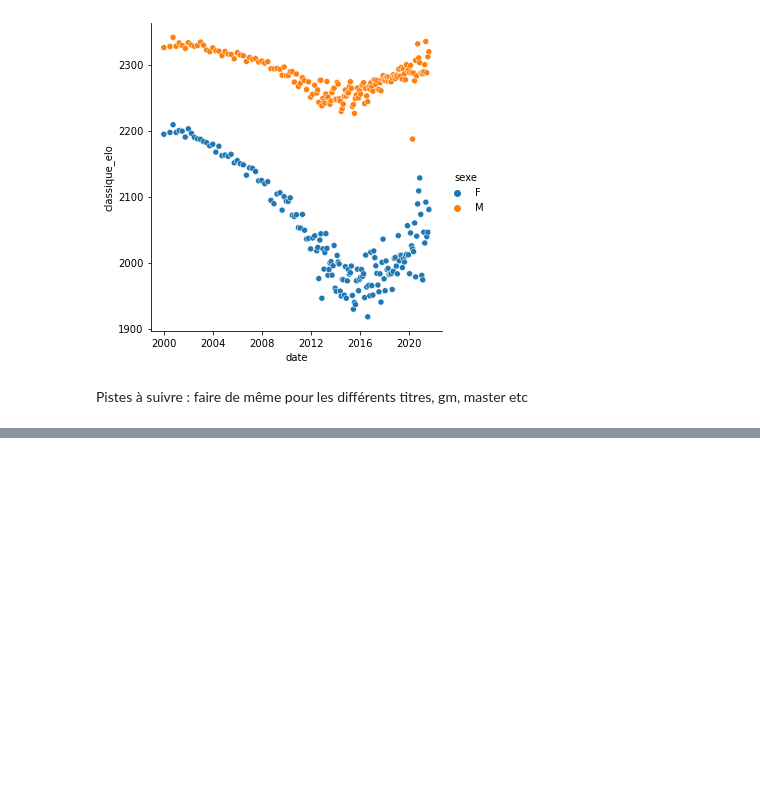
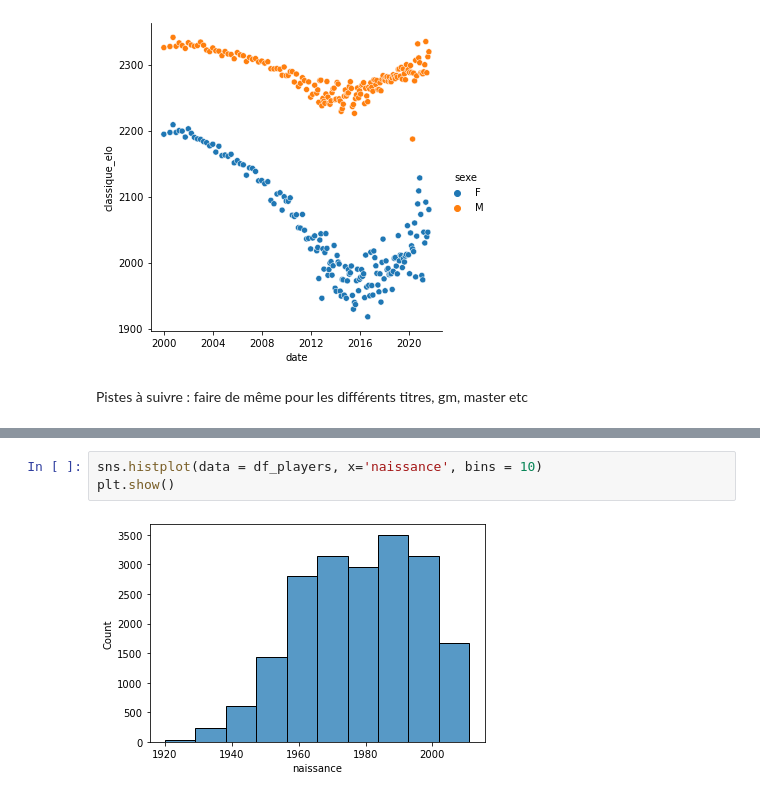
Before and after one commit to vinthara/chess, a Jupyter notebook: data_eda2.ipynb, the cells around one changed output, grey strips where cells are left out. Saved outputs shown, nothing was run; the diff lists cells and outputs as text; blank space fills up the shorter version.

```diff
--- a/data_eda2.ipynb
+++ b/data_eda2.ipynb
@@ -266,0 +253,5 @@ Pistes à suivre : faire de même pour les différents titres, gm, master etc
+# %%
+sns.histplot(data = df_players, x='naissance', bins = 10)
+plt.show()
+# %% [output]
+[figure, added]
```
Also changed, not shown: parts of 7 cells of this notebook, 3 other files.
